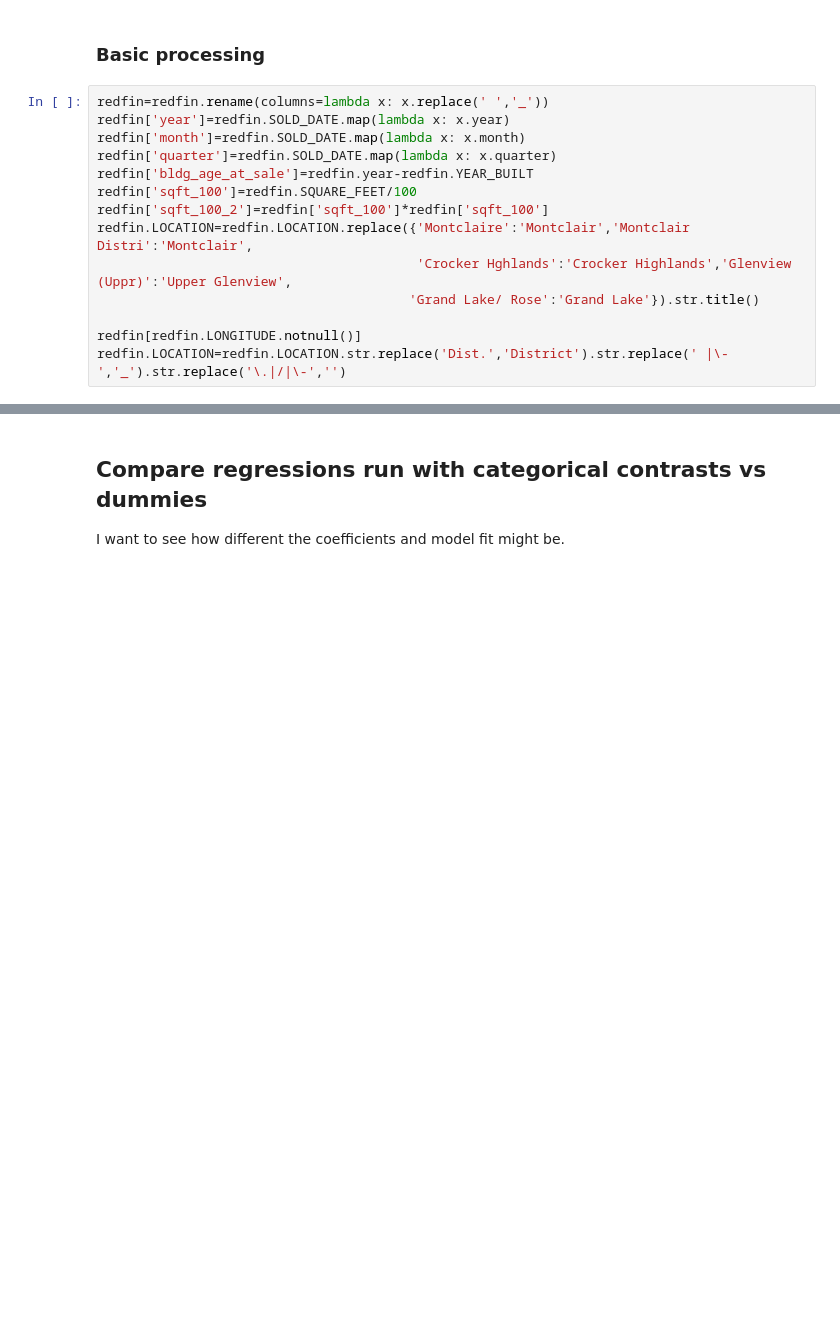
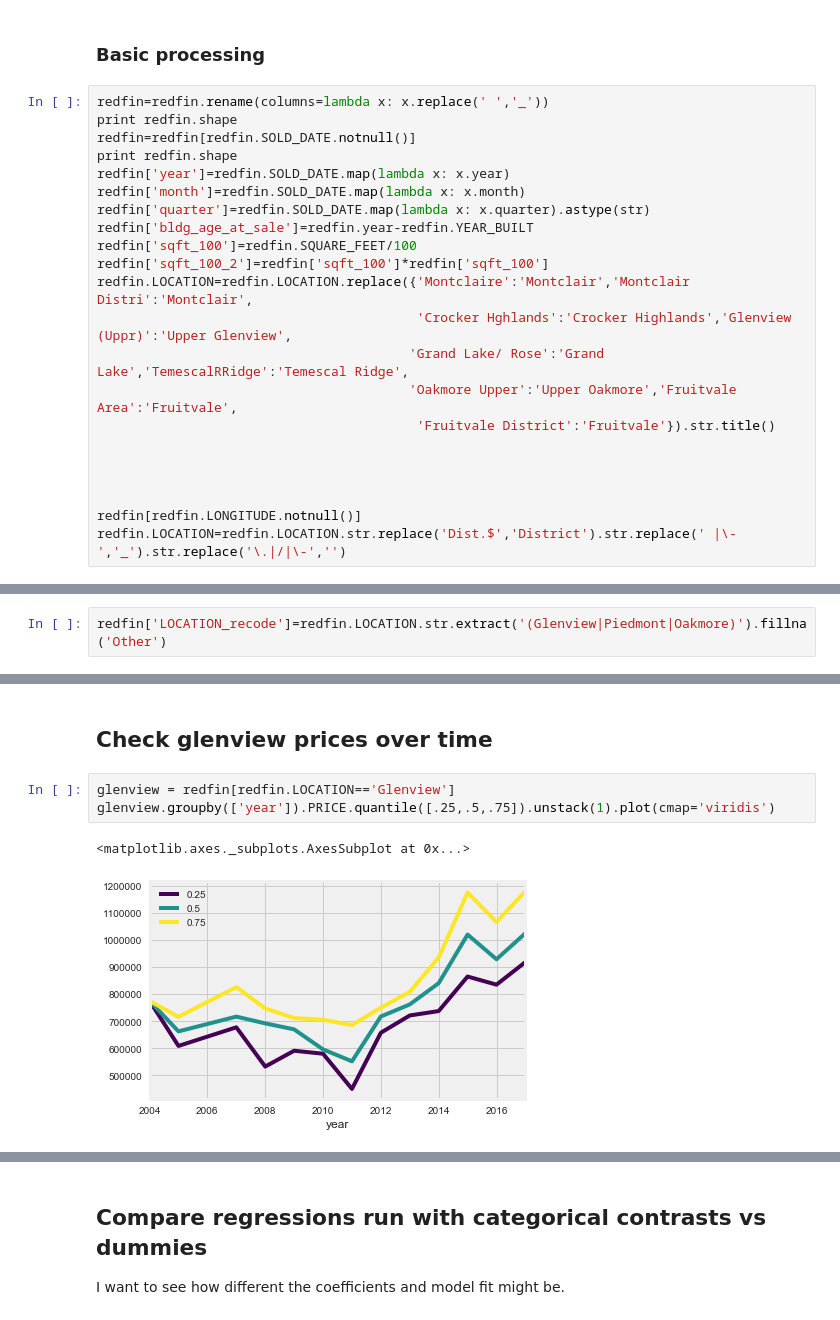
Before and after one commit to akselx/oakland_hedonic, a Jupyter notebook: Redfin categorical vs dummies.ipynb, the cells around one changed output, grey strips where cells are left out. Drawn from its saved outputs; the diff is of its cells as text; blank space fills up the shorter version.

```diff
--- a/Redfin categorical vs dummies.ipynb
+++ b/Redfin categorical vs dummies.ipynb
@@ -40,15 +41,23 @@ redfin=redfin.drop_duplicates('MLS#')
 ### Basic processing
 # %%
 redfin=redfin.rename(columns=lambda x: x.replace(' ','_'))
+print redfin.shape
+redfin=redfin[redfin.SOLD_DATE.notnull()]
+print redfin.shape
 redfin['year']=redfin.SOLD_DATE.map(lambda x: x.year)
 redfin['month']=redfin.SOLD_DATE.map(lambda x: x.month)
-redfin['quarter']=redfin.SOLD_DATE.map(lambda x: x.quarter)
+redfin['quarter']=redfin.SOLD_DATE.map(lambda x: x.quarter).astype(str)
 redfin['bldg_age_at_sale']=redfin.year-redfin.YEAR_BUILT
 redfin['sqft_100']=redfin.SQUARE_FEET/100
 redfin['sqft_100_2']=redfin['sqft_100']*redfin['sqft_100']
 redfin.LOCATION=redfin.LOCATION.replace({'Montclaire':'Montclair','Montclair Distri':'Montclair',
                                          'Crocker Hghlands':'Crocker Highlands','Glenview (Uppr)':'Upper Glenview',
-                                        'Grand Lake/ Rose':'Grand Lake'}).str.title()
+                                        'Grand Lake/ Rose':'Grand Lake','TemescalRRidge':'Temescal Ridge',
+                                        'Oakmore Upper':'Upper Oakmore','Fruitvale Area':'Fruitvale',
+                                         'Fruitvale District':'Fruitvale'}).str.title()
+
+
+
 
 redfin[redfin.LONGITUDE.notnull()]
-redfin.LOCATION=redfin.LOCATION.str.replace('Dist.','District').str.replace(' |\-','_').str.replace('\.|/|\-','')
+redfin.LOCATION=redfin.LOCATION.str.replace('Dist.$','District').str.replace(' |\-','_').str.replace('\.|/|\-','')
@@ -55,3 +67,5 @@ redfin.LOCATION=redfin.LOCATION.str.replace('Dist.','District').str.replace(' |\
+# %%
+redfin['LOCATION_recode']=redfin.LOCATION.str.extract('(Glenview|Piedmont|Oakmore)').fillna('Other')
 # %%
 ## Turn to geodataframe
 
@@ -103,0 +101,8 @@ subset
+# %% [markdown]
+## Check glenview prices over time
+# %%
+glenview = redfin[redfin.LOCATION=='Glenview']
+glenview.groupby(['year']).PRICE.quantile([.25,.5,.75]).unstack(1).plot(cmap='viridis')
+# %% [output]
+<matplotlib.axes._subplots.AxesSubplot at 0x...>
+[figure, added]
```
Also changed, not shown: parts of 34 cells of this notebook.
